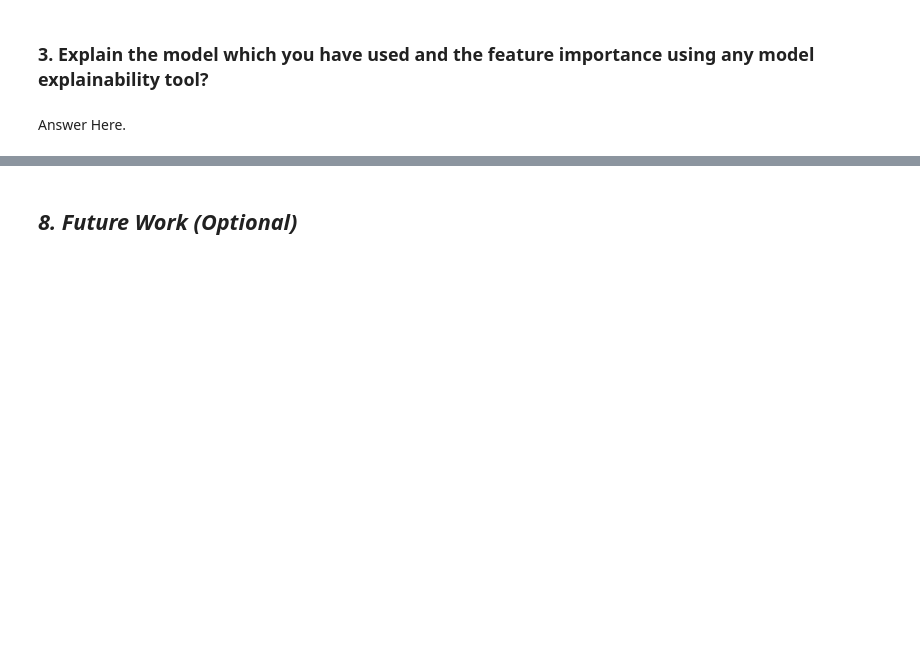
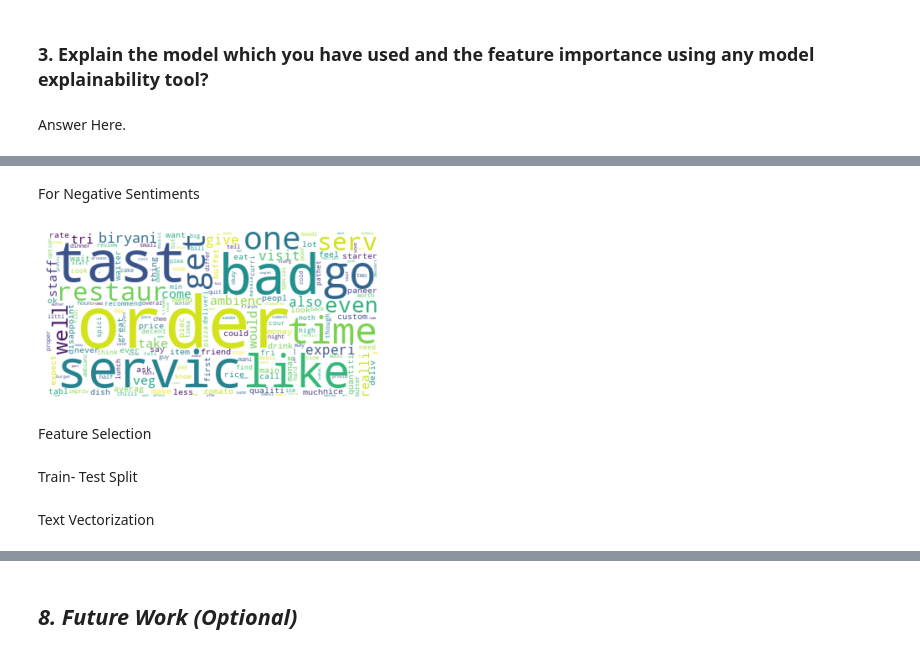
Before and after one commit to saumyadash9/Zomato-Restaurant-Clustering-And-Sentiment-Analysis, a Jupyter notebook: Saumya_Dash_Zomato_Restaurant_Clustering_And_Sentiment_Analysis.ipynb, the cells around one changed output, grey strips where cells are left out. Drawn from its saved outputs; the diff is of its cells as text; code cells hidden in the pictures; blank space fills up the shorter version.

```diff
--- a/Saumya_Dash_Zomato_Restaurant_Clustering_And_Sentiment_Analysis.ipynb
+++ b/Saumya_Dash_Zomato_Restaurant_Clustering_And_Sentiment_Analysis.ipynb
@@ -1906,0 +2188,13 @@ Answer Here.
+# %% [markdown]
+For Negative Sentiments
+# %%
+#negative wordcloud
+neg_text = " ".join(review for review in negative_reviews.Review)
+neg_wordcloud = WordCloud(collocations = False, background_color = 'white',stopwords=stopword).generate(neg_text)
+plt.imshow(neg_wordcloud, interpolation='bilinear')
+plt.axis("off")
+plt.show()
+# %% [output]
+[figure, added]
+# %% [markdown]
+Feature Selection
@@ -1906,0 +2205,2 @@ Answer Here.
+# %% [markdown]
+Train- Test Split
@@ -1906,0 +2211,2 @@ Answer Here.
+# %% [markdown]
+Text Vectorization
```
Also changed, not shown: parts of 55 cells of this notebook.
